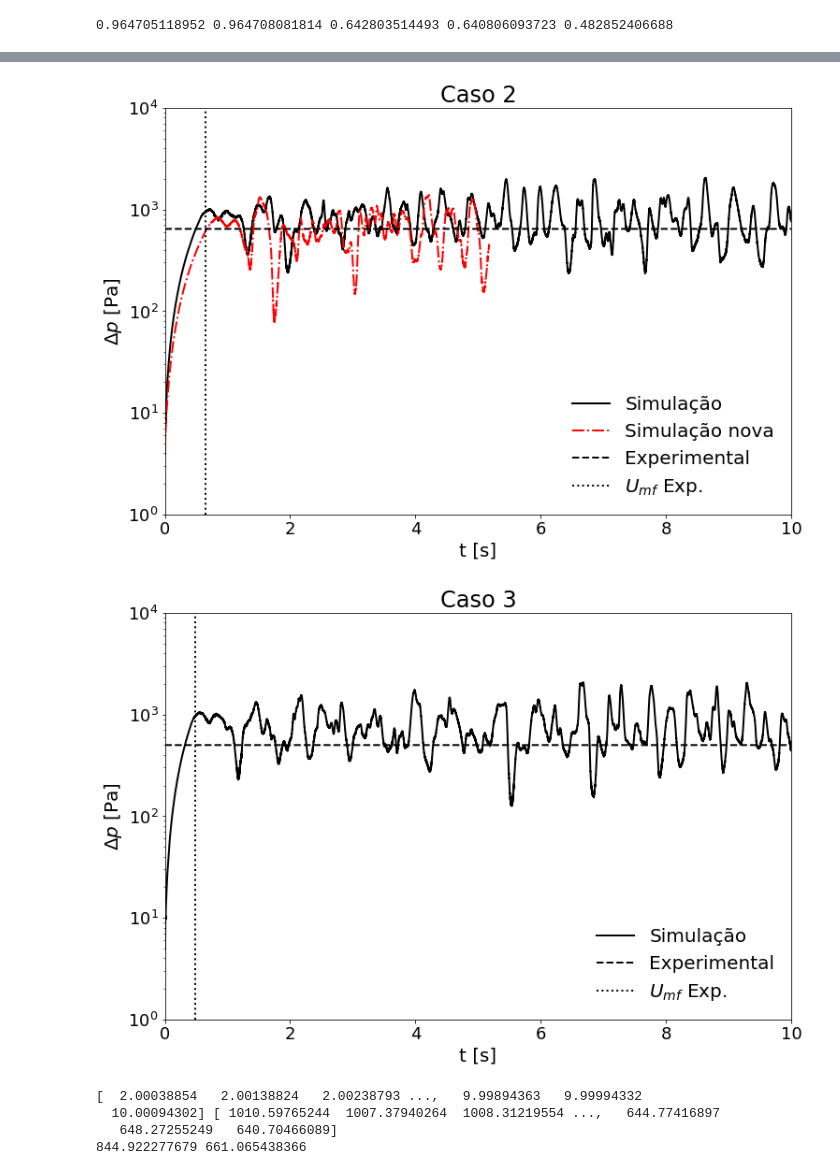
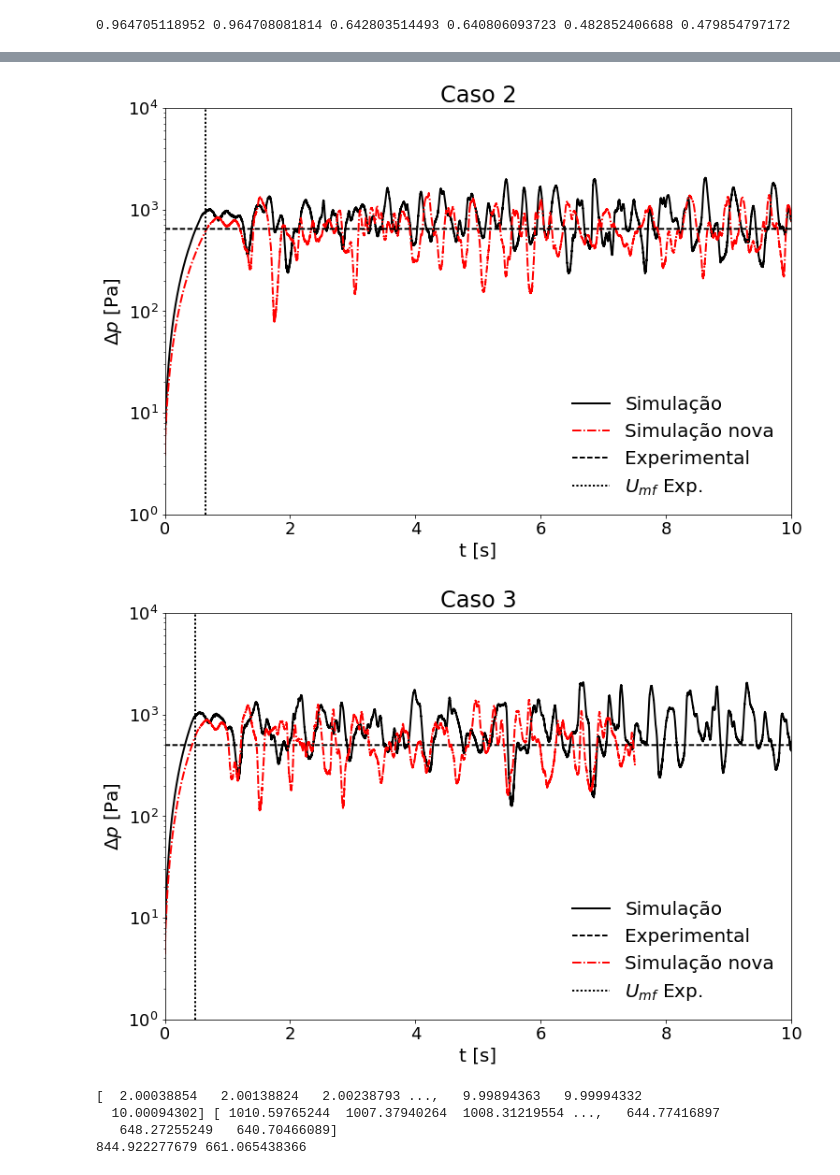
Before and after one commit to lucillalmeida/doutorado-validacoes, a Jupyter notebook: fluidized-bed/Pressure_drop_comparion.ipynb, the cells around one changed output, grey strips where cells are left out. Saved outputs shown, nothing was run; the diff lists cells and outputs as text; code cells hidden in the pictures.

```diff
--- a/fluidized-bed/Pressure_drop_comparion.ipynb
+++ b/fluidized-bed/Pressure_drop_comparion.ipynb
@@ -73,7 +73,7 @@ simulation_data = open("NETL-no-distributor-vel-inlet-case2-velocity-inlet.out",
 case2_time_point1, case2_velocity = np.loadtxt(simulation_data, delimiter = ' ', skiprows = 2, unpack = True)
 simulation_data.close()
 
-simulation_data = open("case2_velocity-inlet.out", 'r')
+simulation_data = open("case2_velocity-inlet_alpha11.out", 'r')
 c2v, case2_time_point1_alpha11, case2_velocity_alpha11 = np.loadtxt(simulation_data, delimiter = ' ', skiprows = 3, unpack = True)
 simulation_data.close()
 
@@ -85,19 +85,32 @@ simulation_data = open("NETL-no-distributor-vel-inlet-case3-pressure_point1.out"
 case3_time_point1, case3_pressure_point1 = np.loadtxt(simulation_data, delimiter = ' ', skiprows = 2, unpack = True)
 simulation_data.close()
 
+simulation_data = open("case3_pressure_point1_alpha11.out", 'r')
+c31, case3_time_point1_alpha11, case3_pressure_point1_alpha11 = np.loadtxt(simulation_data, delimiter = ' ', skiprows = 3, unpack = True)
+simulation_data.close()
+
 simulation_data = open("NETL-no-distributor-vel-inlet-case3-pressure_point2.out", 'r')
 case3_time_point2, case3_pressure_point2 = np.loadtxt(simulation_data, delimiter = ' ', skiprows = 2, unpack = True)
+simulation_data.close()
+
+simulation_data = open("case3_pressure_point2_alpha11.out", 'r')
+c32, case3_time_point2_alpha11, case3_pressure_point2_alpha11 = np.loadtxt(simulation_data, delimiter = ' ', skiprows = 3, unpack = True)
 simulation_data.close()
 
 simulation_data = open("NETL-no-distributor-vel-inlet-case3-velocity-inlet.out", 'r')
 case3_time_point1, case3_velocity = np.loadtxt(simulation_data, delimiter = ' ', skiprows = 2, unpack = True)
 simulation_data.close()
+
+simulation_data = open("case3_velocity-inlet_alpha11.out", 'r')
+c3v, case3_time_point1_alpha11, case3_velocity_alpha11 = np.loadtxt(simulation_data, delimiter = ' ', skiprows = 3, unpack = True)
+simulation_data.close()
 # %%
 case1_pressure_drop = case1_pressure_point1 - case1_pressure_point2
 case1_alpha_pressure_drop = case1_pressure_point1_alpha11 - case1_pressure_point2_alpha11
 case2_pressure_drop = case2_pressure_point1 - case2_pressure_point2
 case2_alpha_pressure_drop = case2_pressure_point1_alpha11 - case2_pressure_point2_alpha11
 case3_pressure_drop = case3_pressure_point1 - case3_pressure_point2
+case3_alpha_pressure_drop = case3_pressure_point1_alpha11 - case3_pressure_point2_alpha11
 
 
 case1_exp_pressure_drop  = np.full(case1_pressure_drop.shape, case1_exp)
@@ -108,10 +121,11 @@ case1_alpha11_t_min_fluid_velocity = case1_time_point1_alpha11[np.argmax(case1_v
 case2_t_min_fluid_velocity = case2_time_point1[np.argmax(case2_velocity>exp_minimum_fluid_velocity)]
 case2_alpha11_t_min_fluid_velocity = case2_time_point1_alpha11[np.argmax(case2_velocity_alpha11>exp_minimum_fluid_velocity)]
 case3_t_min_fluid_velocity = case3_time_point1[np.argmax(case3_velocity>exp_minimum_fluid_velocity)]
+case3_alpha11_t_min_fluid_velocity = case3_time_point1_alpha11[np.argmax(case3_velocity_alpha11>exp_minimum_fluid_velocity)]
 
-print(case1_t_min_fluid_velocity, case1_alpha11_t_min_fluid_velocity, case2_t_min_fluid_velocity, case2_alpha11_t_min_fluid_velocity, case3_t_min_fluid_velocity)
+print(case1_t_min_fluid_velocity, case1_alpha11_t_min_fluid_velocity, case2_t_min_fluid_velocity, case2_alpha11_t_min_fluid_velocity, case3_t_min_fluid_velocity, case3_alpha11_t_min_fluid_velocity)
 # %% [output]
-0.964705118952 0.964708081814 0.642803514493 0.640806093723 0.482852406688
+0.964705118952 0.964708081814 0.642803514493 0.640806093723 0.482852406688 0.479854797172
 # %%
 #Plotting
 
@@ -156,6 +170,7 @@ plt.show()
 
 plt.semilogy(case3_time_point1, case3_pressure_drop, linestyle = "-", linewidth = 2, color = "black", label = u"Simulação")
 plt.semilogy(case3_time_point1, case3_exp_pressure_drop, color = "black",  linestyle = "--", linewidth = 2, label = u"Experimental")
+plt.semilogy(case3_time_point1_alpha11, case3_alpha_pressure_drop, linestyle = "-.", linewidth = 2, color = "red", label = u"Simulação nova")
 plt.axvline(case3_t_min_fluid_velocity,  color = "black",  linestyle = ":", linewidth = 2, label = u"$U_{mf}$ Exp.")
 plt.title("Caso 3", fontsize = 24)
 plt.xlabel("t [s]", fontsize = 20)
@@ -172,5 +187,5 @@ plt.show()
-[figure, old version]
+[figure, new version]
-[figure, old version]
+[figure, new version]
 # %%
 #calculating mean pressure drop
 
```
Also changed, not shown: parts of 5 cells of this notebook, 11 other files.
